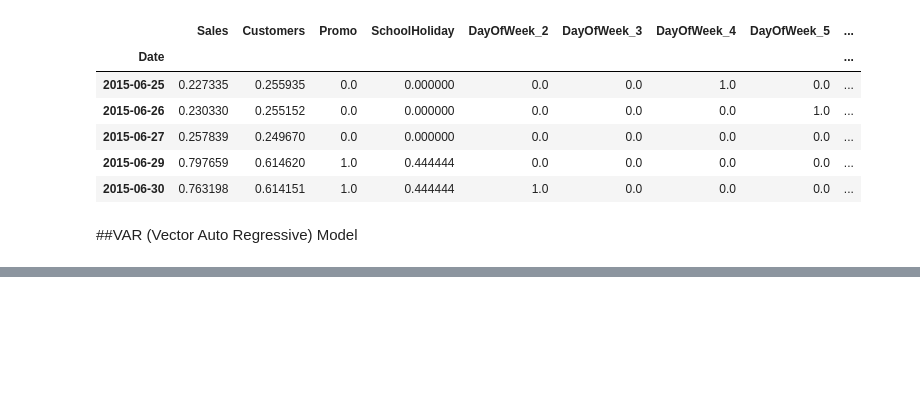
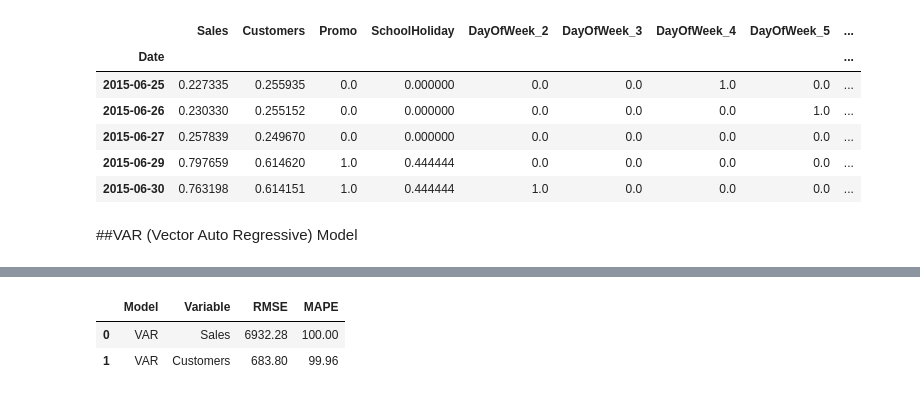
Before and after one commit to chitra-psg/rossmann_sales_prediction, a Jupyter notebook: Rossman_Sales_Prediction_Final.ipynb, the cells around one changed output, grey strips where cells are left out. Saved outputs shown, nothing was run; the diff lists cells and outputs as text; code cells hidden in the pictures; blank space fills up the shorter version.

```diff
--- a/Rossman_Sales_Prediction_Final.ipynb
+++ b/Rossman_Sales_Prediction_Final.ipynb
@@ -956,0 +850,42 @@ Warnings:
+# %%
+from sklearn.metrics import mean_squared_error
+# Root Mean Square Error (RMSE)
+rmse = np.sqrt(mean_squared_error(test.Sales, predictions.Sales)).round(2)
+
+model_comparison=pd.DataFrame()
+model_comparison.loc[0,'Model']='VAR'
+model_comparison.loc[0,'Variable']='Sales'
+model_comparison.loc[0,'RMSE']=rmse
+
+rmse = np.sqrt(mean_squared_error(test.Customers, predictions.Customers)).round(2)
+#print('Investment: RMSE:',  rmse)
+
+append=pd.DataFrame()
+append.loc[0,'Model']='VAR'
+append.loc[0,'Variable']='Customers'
+append.loc[0,'RMSE']=rmse
+
+model_comparison = model_comparison.append(append)
+
+# Mean Absolute Percentage Error
+abs_error = np.abs(test.Sales-predictions.Sales)
+actual = test.Sales
+mape = np.round(np.mean(abs_error/actual)*100, 2)
+
+model_comparison.loc[model_comparison['Variable']=='Sales', 'MAPE'] = mape
+
+abs_error = np.abs(test.Customers-predictions.Customers)
+actual = test.Customers
+mape = np.round(np.mean(abs_error/actual)*100, 2)
+#print('Investment: MAPE:',  mape)
+
+model_comparison.loc[model_comparison['Variable']=='Customers', 'MAPE'] = mape
+# %%
+model_comparison.reset_index(drop=True, inplace=True)
+# Display concatenated Diplay of rrmse and mape errors
+results_display = model_comparison.copy()
+results_display
+# %% [output]
+|  | Model | Variable | RMSE | MAPE |
+| 0 | VAR | Sales | 6932.28 | 100.00 |
+| 1 | VAR | Customers | 683.80 | 99.96 |
```
Also changed, not shown: parts of 15 cells of this notebook.
